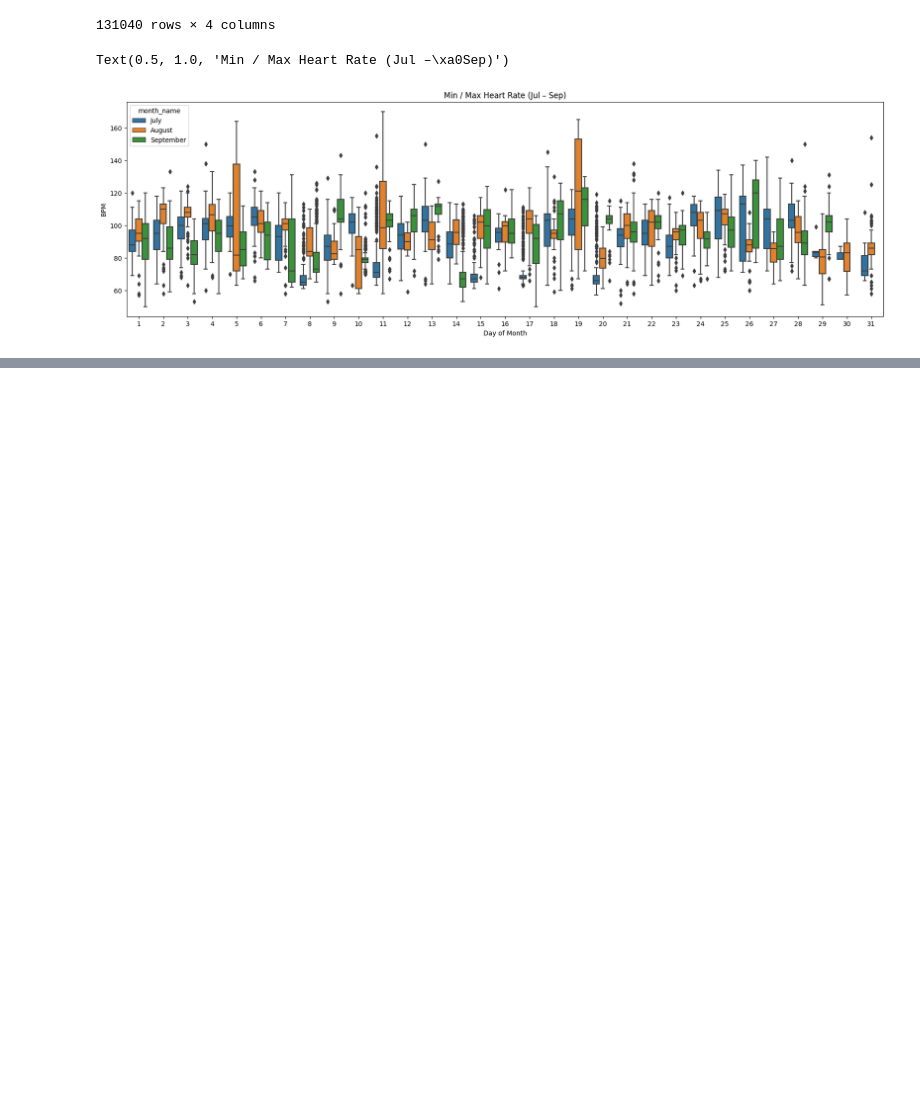
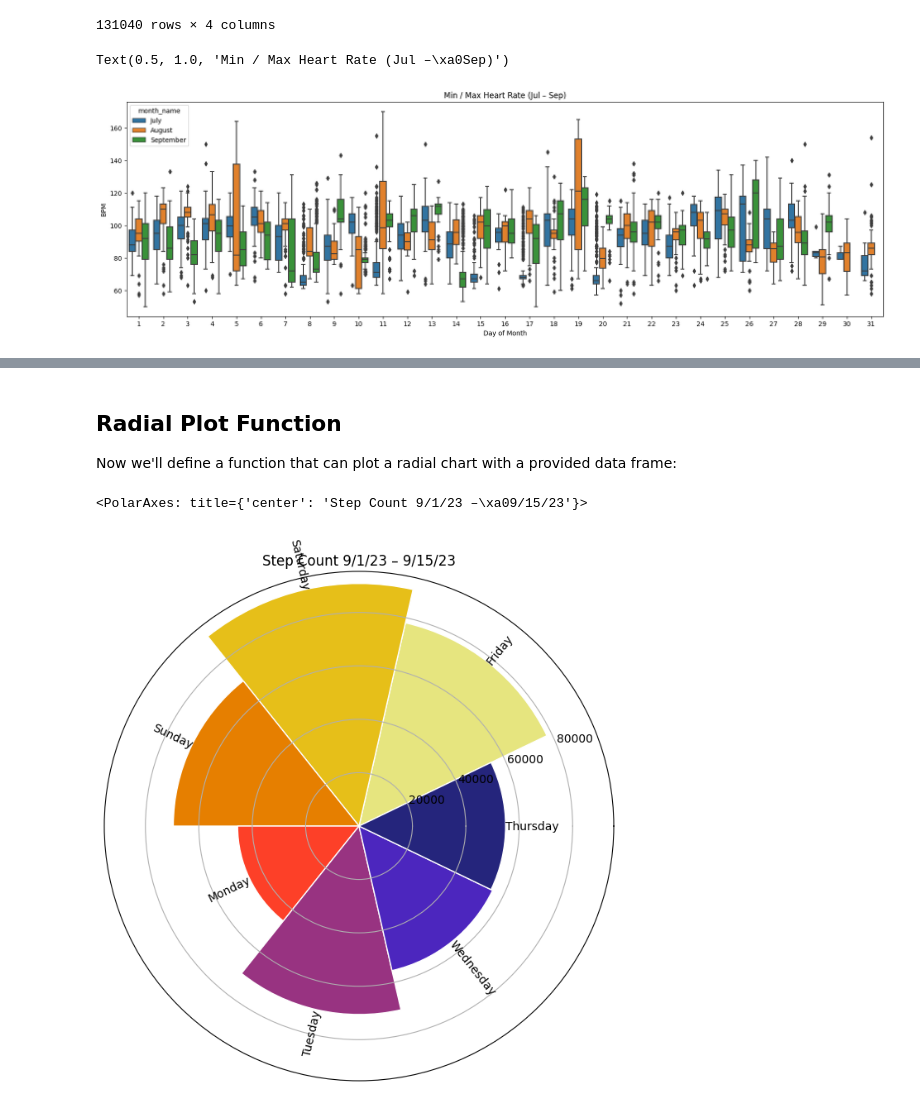
Before and after one commit to fulcradynamics/demos, a Jupyter notebook: notebooks/Data_Visualization.ipynb, the cells around one changed output, grey strips where cells are left out. Saved outputs shown, nothing was run; the diff lists cells and outputs as text; code cells hidden in the pictures; blank space fills up the shorter version.

Commit message:
Add radial plot to Data_Visualization notebook.

```diff
--- a/notebooks/Data_Visualization.ipynb
+++ b/notebooks/Data_Visualization.ipynb
@@ -234,0 +261,52 @@ Text(0.5, 1.0, 'Min / Max Heart Rate (Jul –\xa0Sep)')
+# %% [markdown]
+## Radial Plot Function
+
+Now we'll define a function that can plot a radial chart with a provided data frame:
+# %%
+import numpy as np
+import matplotlib.pyplot as plt
+
+pal = list(sns.color_palette(palette='CMRmap_r', n_colors=health_df.day.nunique()).as_hex())
+lowerLimit = 0
+max_steps = health_df['step_count'].max()
+list_days = health_df['day'].unique()
+
+def radial_plot(input_df, column_name, title):
+    input_df.reset_index(inplace=True, drop=True)
+    plt.figure(figsize=(8,8))
+    ax = plt.subplot(111, polar=True)
+    plt.axis()
+
+    heights = input_df[column_name]
+    width = 2*np.pi / len(input_df.index)
+
+    indexes = list(range(1, len(input_df.index)+1))
+    angles = [element * width for element in indexes]
+
+    bars = ax.bar(x=angles, height=heights, width=width, bottom=lowerLimit,
+                  linewidth=1, edgecolor="white", color=pal)
+
+    labelPadding = 2
+
+    for bar, angle, height, label in zip(bars, angles, heights, list_days):
+        rotation = np.rad2deg(angle)
+        alignment = ""
+
+        if angle >= np.pi/2 and angle < 3*np.pi/2:
+            alignment = "right"
+            rotation = rotation + 180
+        else:
+            alignment = "left"
+
+        ax.text(x=angle, y=lowerLimit + bar.get_height() + labelPadding,
+                s=label, ha=alignment, va='center', rotation=rotation,
+                rotation_mode="anchor")
+
+        ax.set_thetagrids([], labels=[])
+        plt.title(title)
+    return ax
+# %%
+radial_plot(input_df, 'step_count', 'Step Count 9/1/23 – 9/15/23')
+# %% [output]
+<PolarAxes: title={'center': 'Step Count 9/1/23 –\xa09/15/23'}>
+[figure, added]
```
Also changed, not shown: parts of 5 cells of this notebook.
